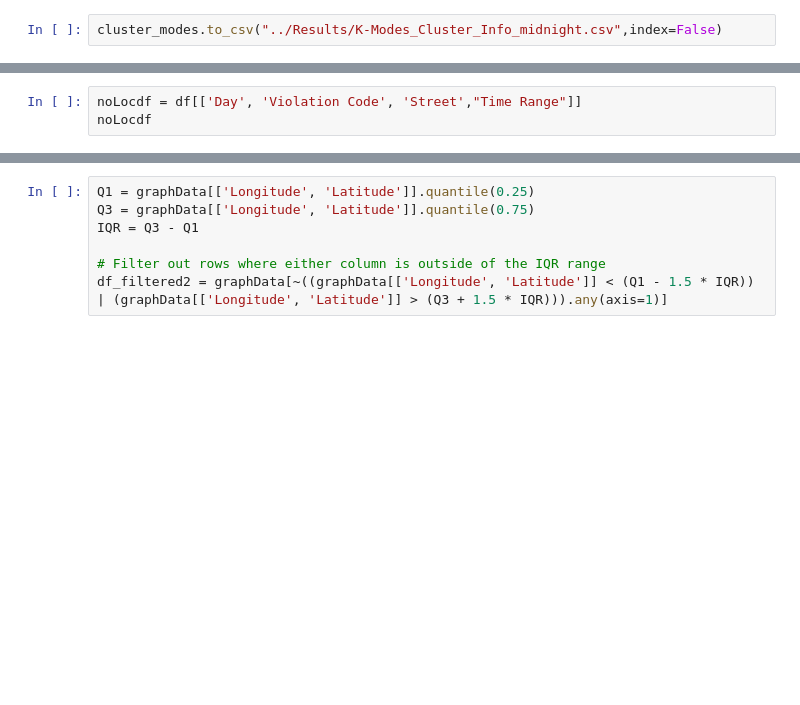
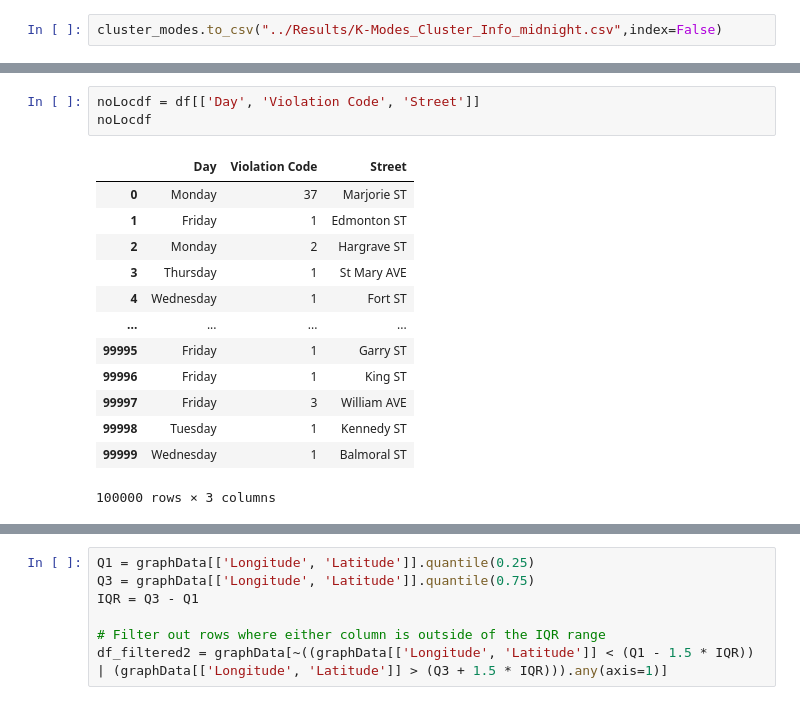
Before and after one commit to lovelyturtles/4710Project, a Jupyter notebook: Code/kModeswithMidnight.ipynb, the cells around one changed output, grey strips where cells are left out. Saved outputs shown, nothing was run; the diff lists cells and outputs as text; blank space fills up the shorter version.

```diff
--- a/Code/kModeswithMidnight.ipynb
+++ b/Code/kModeswithMidnight.ipynb
@@ -78,6 +138,20 @@ data_scaled
 # %%
-noLocdf = df[['Day', 'Violation Code', 'Street',"Time Range"]]
+noLocdf = df[['Day', 'Violation Code', 'Street']]
 noLocdf
+# %% [output]
+|  | Day | Violation Code | Street |
+| 0 | Monday | 37 | Marjorie ST |
+| 1 | Friday | 1 | Edmonton ST |
+| 2 | Monday | 2 | Hargrave ST |
+| 3 | Thursday | 1 | St Mary AVE |
+| 4 | Wednesday | 1 | Fort ST |
+| ... | ... | ... | ... |
+| 99995 | Friday | 1 | Garry ST |
+| 99996 | Friday | 1 | King ST |
+| 99997 | Friday | 3 | William AVE |
+| 99998 | Tuesday | 1 | Kennedy ST |
+| 99999 | Wednesday | 1 | Balmoral ST |
+100000 rows × 3 columns
 # %%
 # Elbow curve to find optimal K
 cost = []
```
Also changed, not shown: parts of 11 cells of this notebook, 10 other files.
